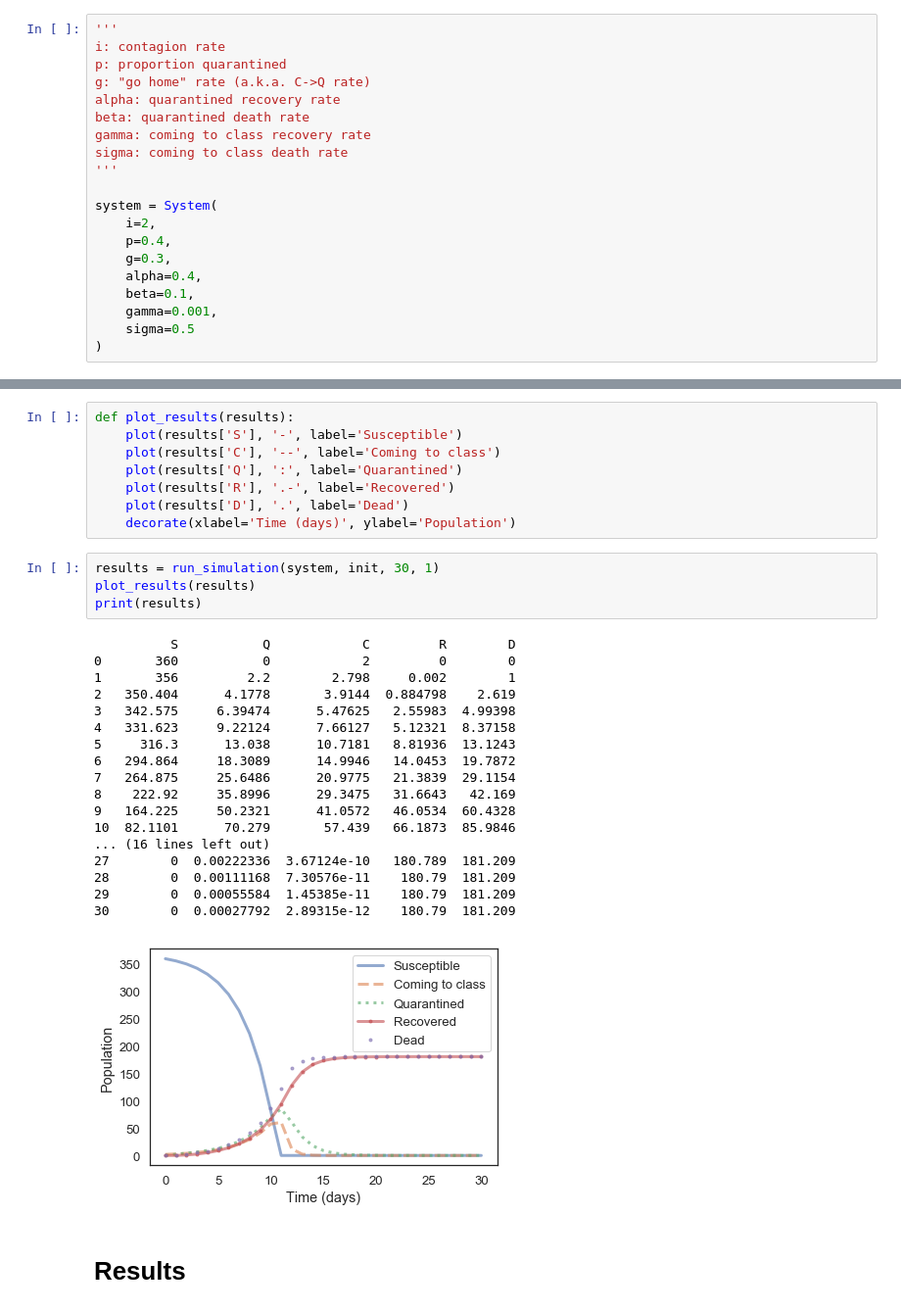
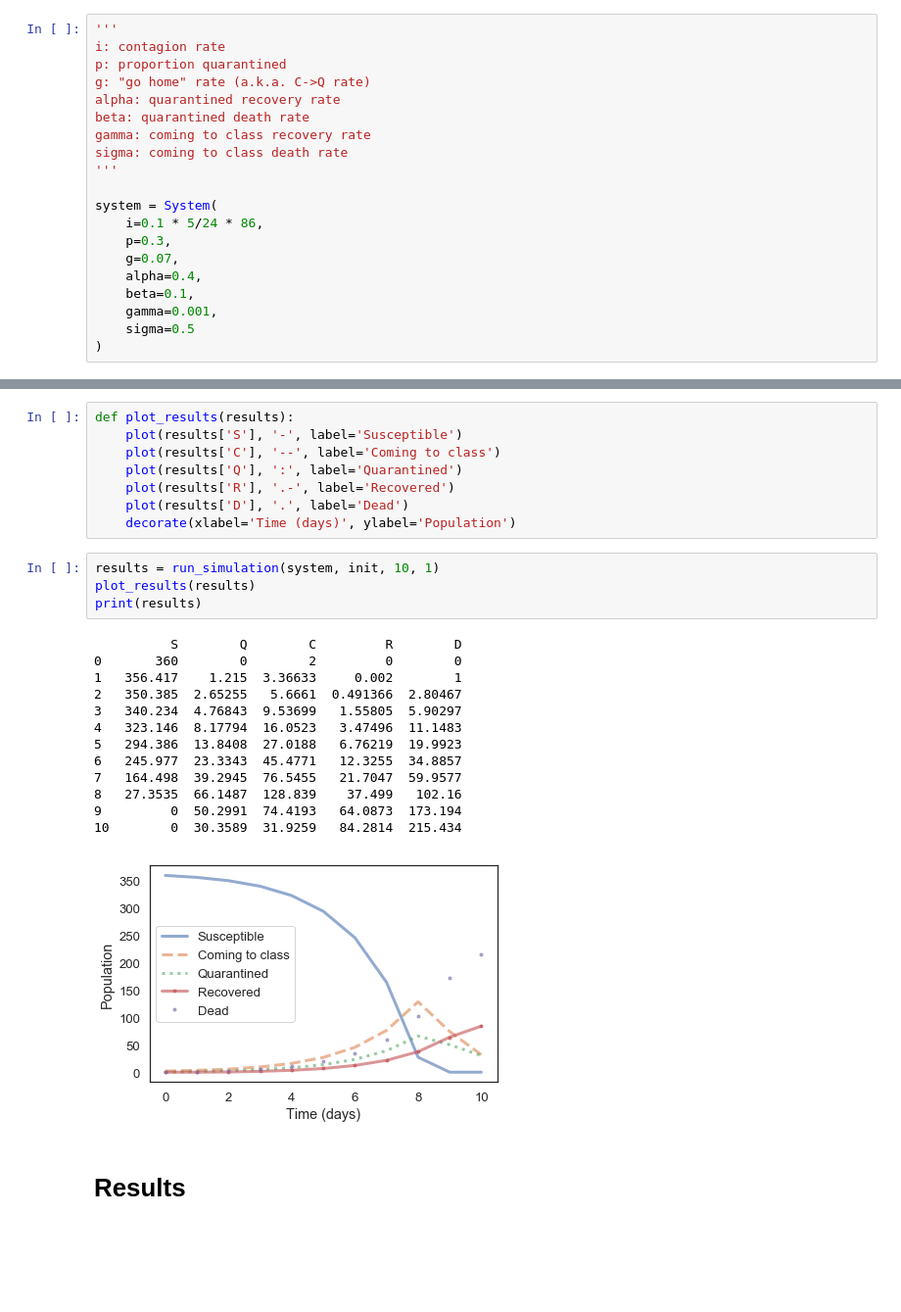
Before and after one commit to AustinVes/ModSim-Project2, a Jupyter notebook: project_notebook.ipynb, the cells around one changed output, grey strips where cells are left out. Shown at 98% size. Drawn from its saved outputs; the diff is of its cells as text; blank space fills up the shorter version.

```diff
--- a/project_notebook.ipynb
+++ b/project_notebook.ipynb
@@ -48,9 +48,9 @@ sigma: coming to class death rate
 '''
 
 system = System(
-    i=2,
-    p=0.4,
-    g=0.3,
+    i=0.1 * 5/24 * 86,
+    p=0.3,
+    g=0.07,
     alpha=0.4,
     beta=0.1,
     gamma=0.001,
@@ -115,28 +115,23 @@ def plot_results(results):
     plot(results['D'], '.', label='Dead')
     decorate(xlabel='Time (days)', ylabel='Population')
 # %%
-results = run_simulation(system, init, 30, 1)
+results = run_simulation(system, init, 10, 1)
 plot_results(results)
 print(results)
 # %% [output]
-          S           Q            C         R        D
-0       360           0            2         0        0
-1       356         2.2        2.798     0.002        1
-2   350.404      4.1778       3.9144  0.884798    2.619
-3   342.575     6.39474      5.47625   2.55983  4.99398
-4   331.623     9.22124      7.66127   5.12321  8.37158
-5     316.3      13.038      10.7181   8.81936  13.1243
-6   294.864     18.3089      14.9946   14.0453  19.7872
-7   264.875     25.6486      20.9775   21.3839  29.1154
-8    222.92     35.8996      29.3475   31.6643   42.169
-9   164.225     50.2321      41.0572   46.0534  60.4328
-10  82.1101      70.279       57.439   66.1873  85.9846
-... (16 lines left out)
-27        0  0.00222336  3.67124e-10   180.789  181.209
-28        0  0.00111168  7.30576e-11    180.79  181.209
-29        0  0.00055584  1.45385e-11    180.79  181.209
-30        0  0.00027792  2.89315e-12    180.79  181.209
+          S        Q        C         R        D
+0       360        0        2         0        0
+1   356.417    1.215  3.36633     0.002        1
+2   350.385  2.65255   5.6661  0.491366  2.80467
+3   340.234  4.76843  9.53699   1.55805  5.90297
+4   323.146  8.17794  16.0523   3.47496  11.1483
+5   294.386  13.8408  27.0188   6.76219  19.9923
+6   245.977  23.3343  45.4771   12.3255  34.8857
+7   164.498  39.2945  76.5455   21.7047  59.9577
+8   27.3535  66.1487  128.839    37.499   102.16
+9         0  50.2991  74.4193   64.0873  173.194
+10        0  30.3589  31.9259   84.2814  215.434
-[figure, old version]
+[figure, new version]
 # %% [markdown]
 # Results
 # %%
```
Also changed, not shown: parts of 1 cell of this notebook.
